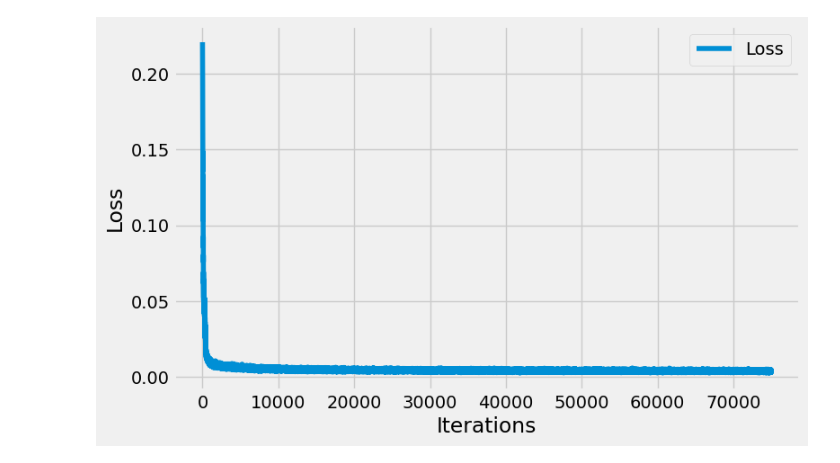
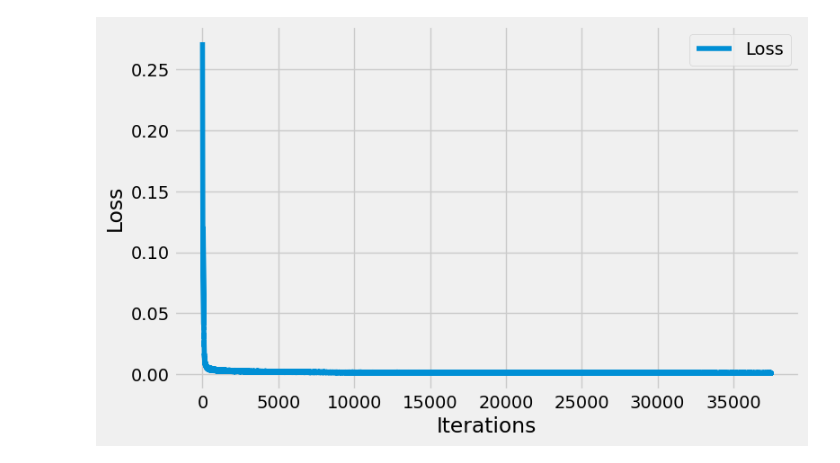
Before and after one commit to justinhangoebl/residual-quantization, a Jupyter notebook: ae.ipynb, the cells around one changed output. Drawn from its saved outputs; the diff is of its cells as text; code cells hidden in the pictures.

```diff
--- a/ae.ipynb
+++ b/ae.ipynb
@@ -18 +25,11 @@ loader = torch.utils.data.DataLoader(dataset=dataset, batch_size=32, shuffle=Tru
+# %%
+# Collect Parameters
+
+# Training Parameters
+learning_rate = 1e-3
+weight_decay = 1e-8
+
+epochs = 20
+
+input_size = 28
 # %%
@@ -56,22 +56,24 @@ class AutoEncoder(nn.Module):
     def __init__(self):
         super(AutoEncoder, self).__init__()
         self.encoder = nn.Sequential(
-            nn.Conv2d(1, 16, kernel_size=3, stride=1, padding=1),
+            nn.Conv2d(1, 32, kernel_size=3, stride=1, padding=1),
             nn.ReLU(),
             nn.MaxPool2d(kernel_size=2, stride=2),
-            nn.Conv2d(16, 8, kernel_size=3, stride=1, padding=1),
+
+            nn.Conv2d(32, 64, kernel_size=3, stride=1, padding=1),
             nn.ReLU(),
             nn.MaxPool2d(kernel_size=2, stride=2)
         )
 
         self.decoder = torch.nn.Sequential(
-            nn.ConvTranspose2d(8, 16,
+            nn.ConvTranspose2d(64, 32,
                                kernel_size=3,
                                stride=2,
                                padding=1,
                                output_padding=1),
             nn.ReLU(),
-            nn.ConvTranspose2d(16, 1,
+
+            nn.ConvTranspose2d(32, 1,
                                kernel_size=3,
                                stride=2,
                                padding=1,
@@ -87,9 +89,8 @@ class AutoEncoder(nn.Module):
 # %%
 model = AutoEncoder()
 loss_function = nn.MSELoss()
-optimizer = optim.Adam(model.parameters(), lr=1e-3, weight_decay=1e-8)
+optimizer = optim.Adam(model.parameters(), lr=learning_rate, weight_decay=weight_decay)
 # %%
-epochs = 40
 outputs = []
 losses = []
 
@@ -97,21 +98,22 @@ device = torch.device("cuda" if torch.cuda.is_available() else "cpu")
 model.to(device)
 
 for epoch in range(epochs):
-    for images, _ in loader:
-        images = images.view(images.size(0), -1, 28, 28).to(device)
+    with tqdm(loader, desc=f"Epoch {epoch+1}/{epochs}") as t:
+        for images, _ in t:
+            images = images.view(images.size(0), -1, input_size, input_size).to(device)
 
-        reconstructed = model(images)
-        loss = loss_function(reconstructed, images)
+            reconstructed = model(images)
+            loss = loss_function(reconstructed, images)
 
-        optimizer.zero_grad()
-        loss.backward()
-        optimizer.step()
+            optimizer.zero_grad()
+            loss.backward()
+            optimizer.step()
 
-        losses.append(loss.item())
+            losses.append(loss.item())
+
+            t.set_postfix(loss=f"{loss.item():.6f}")
 
     outputs.append((epoch, images, reconstructed))
-    print(f"Epoch {epoch+1}/{epochs}, Loss: {loss.item():.6f}")
-
 plt.style.use('fivethirtyeight')
 plt.figure(figsize=(8, 5))
 plt.plot(losses, label='Loss')
@@ -140,4 +125,4 @@ Epoch 40/40, Loss: 0.003798
-[figure, old version]
+[figure, new version]
 # %%
 model.eval()
 dataiter = iter(loader)
```
Also changed, not shown: parts of 8 cells of this notebook, 1 other file.
